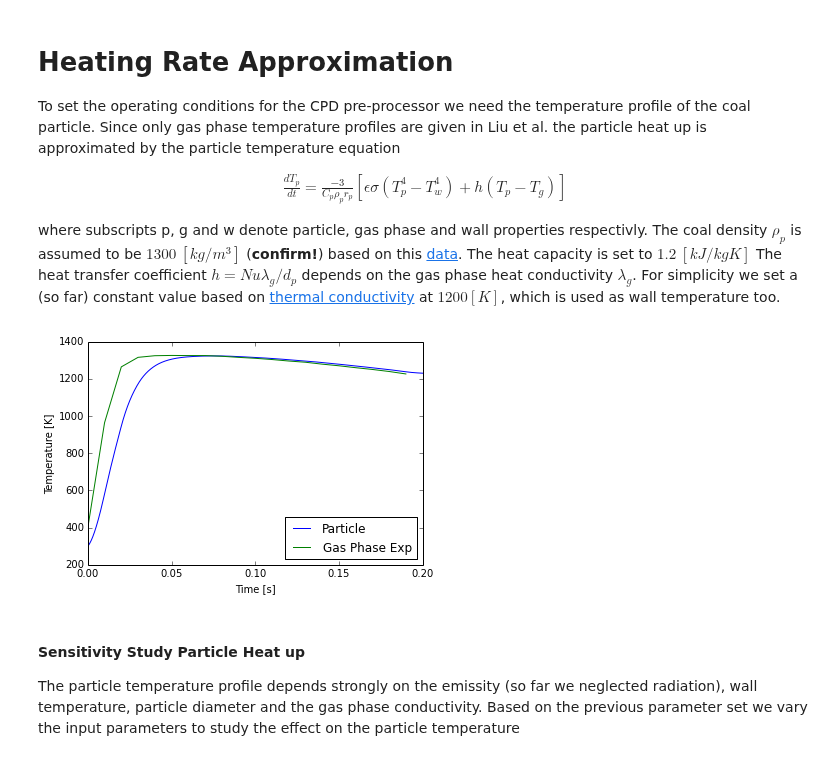
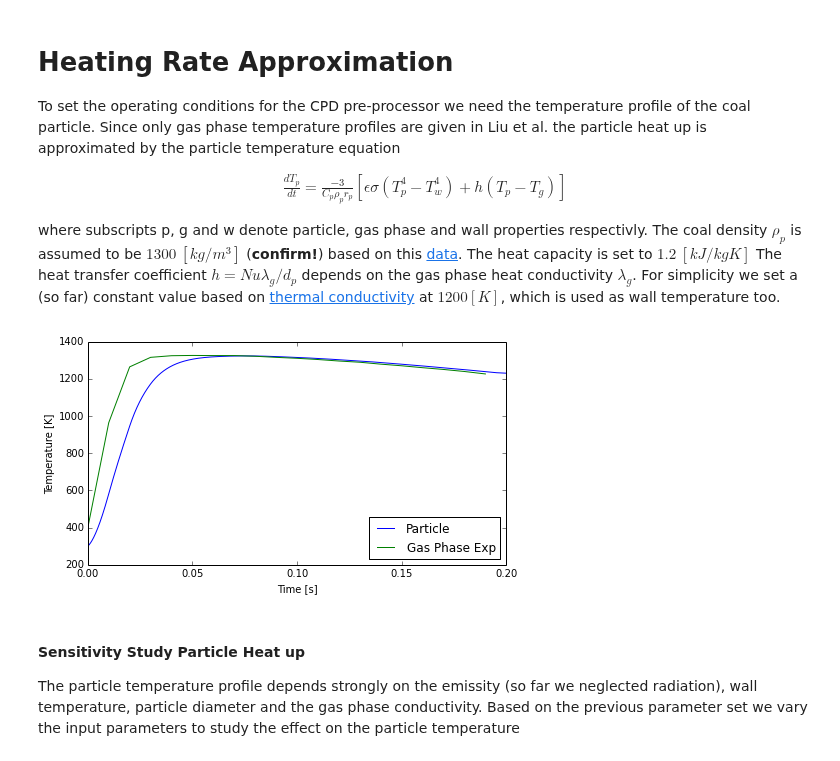
Before and after one commit to ostein/notebooks, a Jupyter notebook: pkp/BlackThunder.ipynb, the cells around one changed output. Cells and saved outputs as stored; diff of their text form; code cells hidden in the pictures.

```diff
--- a/pkp/BlackThunder.ipynb
+++ b/pkp/BlackThunder.ipynb
@@ -141,10 +139,12 @@ def compute_and_plot(props, label, exp=True):
 # %%
 from copy import deepcopy
 props_orig =  deepcopy(props)
-# %%
-compute_and_plot(props_orig, "Particle")
-# %% [output]
-[figure, removed]
+# %%
+f, ax = plt.subplots(1,1)
+f.set_figwidth(7.5)
+compute_and_plot(ax,props_orig, "Particle")
+# %% [output]
+[figure, added]
 # %% [markdown]
 #### Sensitivity Study Particle Heat up
 The particle temperature profile depends strongly on the emissity (so far we neglected radiation), wall temperature, particle diameter and the gas phase conductivity. Based on the previous parameter set we vary the input parameters to study the effect on the particle temperature
```
Also changed, not shown: parts of 10 cells of this notebook.
